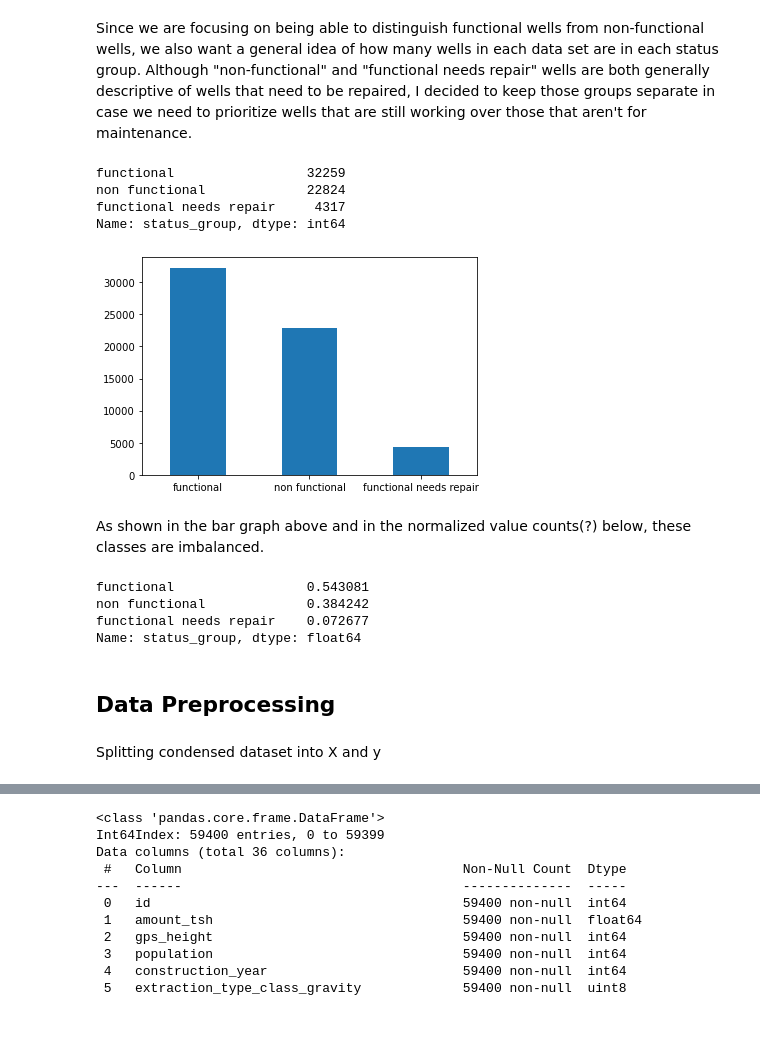
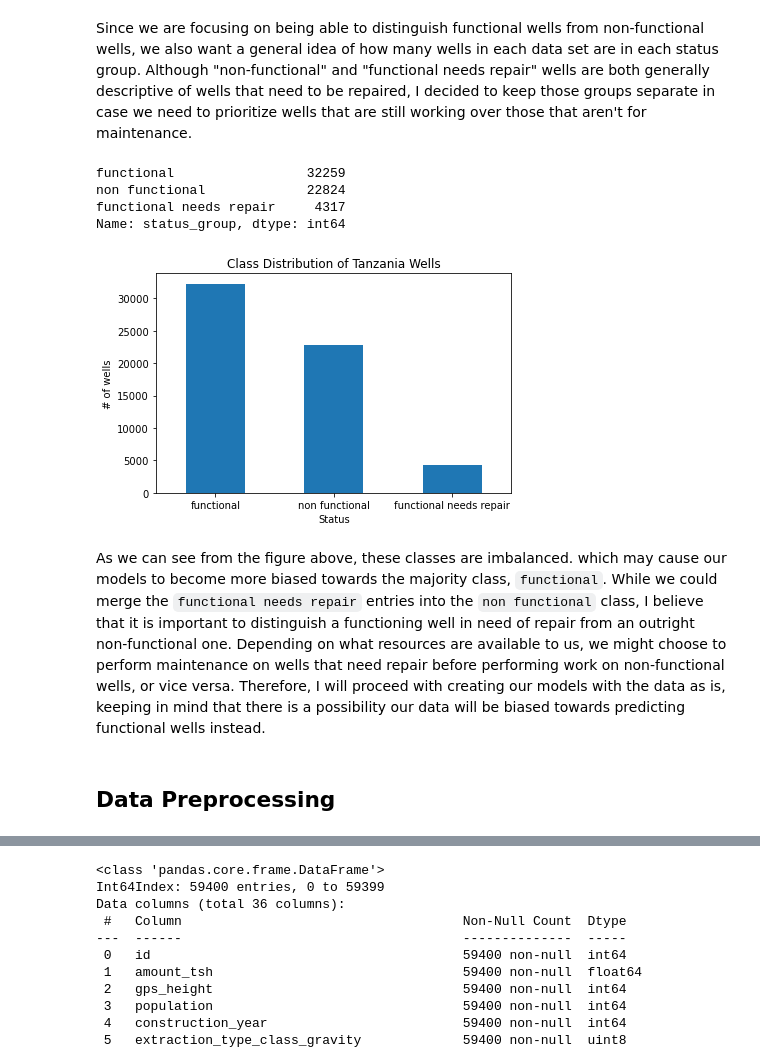
Before and after one commit to nancyho83/Tanzania_Water_Well_Analysis, a Jupyter notebook: tanzania-well-analysis.ipynb, the cells around one changed output, grey strips where cells are left out. Drawn from its saved outputs; the diff is of its cells as text; code cells hidden in the pictures; blank space fills up the shorter version.

Commit message:
Added more markdown comments and analysis of models

```diff
--- a/tanzania-well-analysis.ipynb
+++ b/tanzania-well-analysis.ipynb
@@ -119,23 +135,19 @@ well_df.describe()
 Since we are focusing on being able to distinguish functional wells from non-functional wells, we also want a general idea of how many wells in each data set are in each status group. Although "non-functional" and "functional needs repair" wells are both generally descriptive of wells that need to be repaired, I decided to keep those groups separate in case we need to prioritize wells that are still working over those that aren't for maintenance.
 # %%
 print(well_df['status_group'].value_counts())
-well_df['status_group'].value_counts().plot(kind='bar', rot=0);
+well_df['status_group'].value_counts().plot(kind='bar', rot=0)
+plt.title('Class Distribution of Tanzania Wells')
+plt.xlabel('Status')
+plt.ylabel('# of wells')
+plt.tight_layout()
+plt.savefig('images/class_distribution.png')
 # %% [output]
 functional                 32259
 non functional             22824
 functional needs repair     4317
 Name: status_group, dtype: int64
-[figure, old version]
+[figure, new version]
-# %% [markdown]
-As shown in the bar graph above and in the normalized value counts(?) below, these classes are imbalanced.
-# %%
-print(df['status_group'].value_counts(normalize=True))
-# %% [output]
-functional                 0.543081
-non functional             0.384242
-functional needs repair    0.072677
-Name: status_group, dtype: float64
+# %% [markdown]
+As we can see from the figure above, these classes are imbalanced. which may cause our models to become more biased towards the majority class, `functional`. While we could merge the `functional needs repair` entries into the `non functional` class, I believe that it is important to distinguish a functioning well in need of repair from an outright non-functional one. Depending on what resources are available to us, we might choose to perform maintenance on wells that need repair before performing work on non-functional wells, or vice versa. Therefore, I will proceed with creating our models with the data as is, keeping in mind that there is a possibility our data will be biased towards predicting functional wells instead.
 # %% [markdown]
 ## Data Preprocessing
-# %% [markdown]
-Splitting condensed dataset into X and y
```
Also changed, not shown: parts of 71 cells of this notebook.
